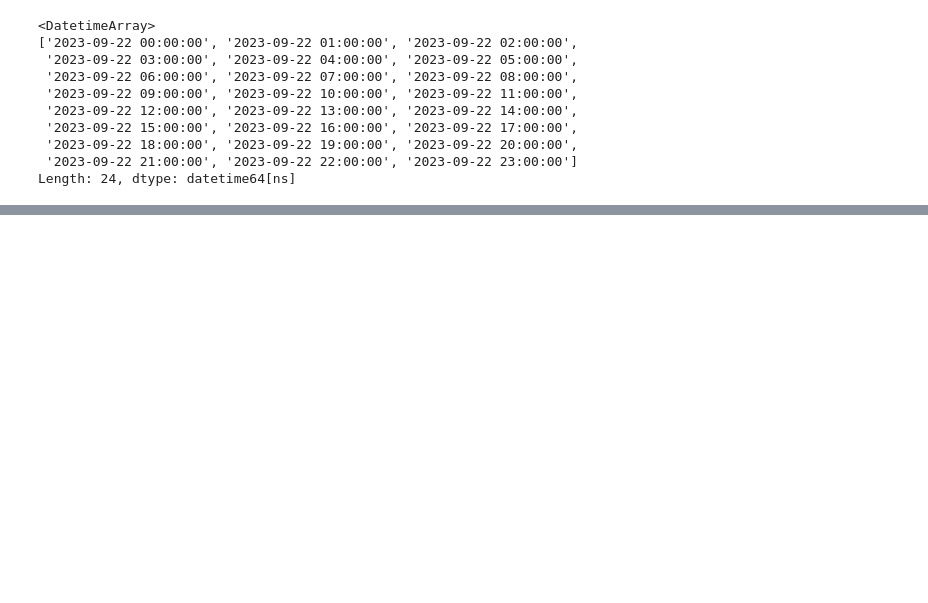
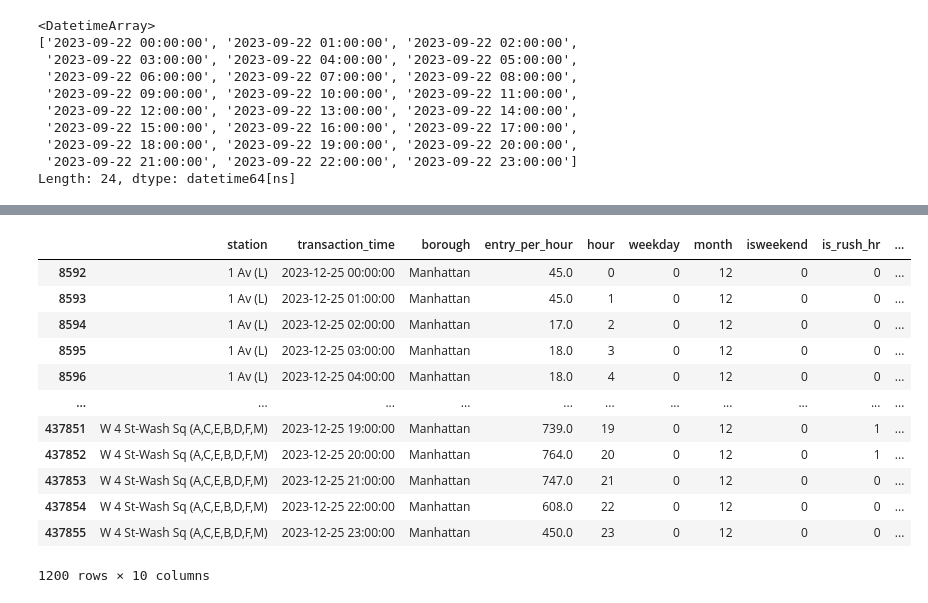
Before and after one commit to chyongha/subway_crowdness_prediction, a Jupyter notebook: data_preprocessing.ipynb, the cells around one changed output, grey strips where cells are left out. Drawn from its saved outputs; the diff is of its cells as text; code cells hidden in the pictures; blank space fills up the shorter version.

```diff
--- a/data_preprocessing.ipynb
+++ b/data_preprocessing.ipynb
@@ -258,0 +259,28 @@ clean_50
+# %%
+import holidays
+
+ny_holiday = holidays.US(subdiv = 'NY', years = [2022, 2023, 2024])
+
+def check_holiday(x):
+    if x in ny_holiday:
+        return 1
+    else:
+        return 0
+
+df_fillhr['is_holiday'] = df_fillhr['transaction_time'].dt.date.apply(check_holiday)
+sample_holiday = df_fillhr[df_fillhr['transaction_time'].dt.date.astype(str) == '2023-12-25']
+sample_holiday
+# %% [output]
+|  | station | transaction_time | borough | entry_per_hour | hour | weekday | month | isweekend | is_rush_hr | ... |
+| 8592 | 1 Av (L) | 2023-12-25 00:00:00 | Manhattan | 45.0 | 0 | 0 | 12 | 0 | 0 | ... |
+| 8593 | 1 Av (L) | 2023-12-25 01:00:00 | Manhattan | 45.0 | 1 | 0 | 12 | 0 | 0 | ... |
+| 8594 | 1 Av (L) | 2023-12-25 02:00:00 | Manhattan | 17.0 | 2 | 0 | 12 | 0 | 0 | ... |
+| 8595 | 1 Av (L) | 2023-12-25 03:00:00 | Manhattan | 18.0 | 3 | 0 | 12 | 0 | 0 | ... |
+| 8596 | 1 Av (L) | 2023-12-25 04:00:00 | Manhattan | 18.0 | 4 | 0 | 12 | 0 | 0 | ... |
+| ... | ... | ... | ... | ... | ... | ... | ... | ... | ... | ... |
+| 437851 | W 4 St-Wash Sq (A,C,E,B,D,F,M) | 2023-12-25 19:00:00 | Manhattan | 739.0 | 19 | 0 | 12 | 0 | 1 | ... |
+| 437852 | W 4 St-Wash Sq (A,C,E,B,D,F,M) | 2023-12-25 20:00:00 | Manhattan | 764.0 | 20 | 0 | 12 | 0 | 1 | ... |
+| 437853 | W 4 St-Wash Sq (A,C,E,B,D,F,M) | 2023-12-25 21:00:00 | Manhattan | 747.0 | 21 | 0 | 12 | 0 | 0 | ... |
+| 437854 | W 4 St-Wash Sq (A,C,E,B,D,F,M) | 2023-12-25 22:00:00 | Manhattan | 608.0 | 22 | 0 | 12 | 0 | 0 | ... |
+| 437855 | W 4 St-Wash Sq (A,C,E,B,D,F,M) | 2023-12-25 23:00:00 | Manhattan | 450.0 | 23 | 0 | 12 | 0 | 0 | ... |
+1200 rows × 10 columns
```
Also changed, not shown: parts of 8 cells of this notebook, 4 other files.
